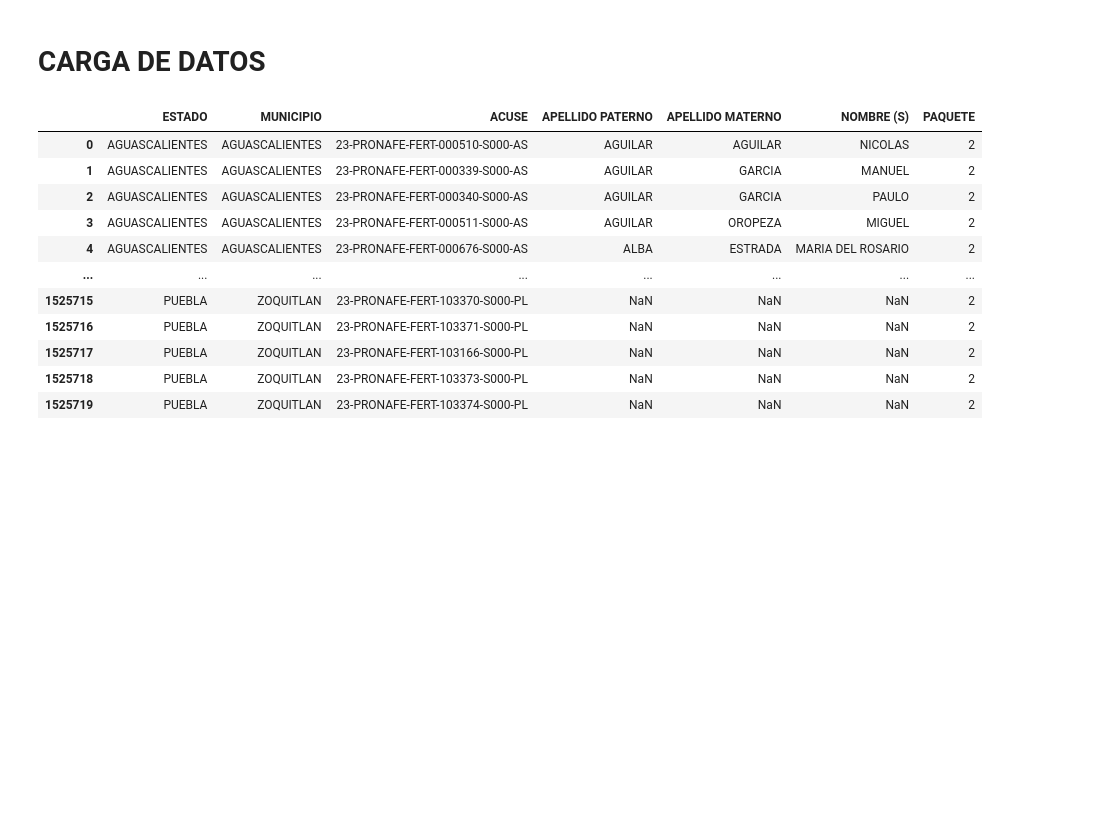
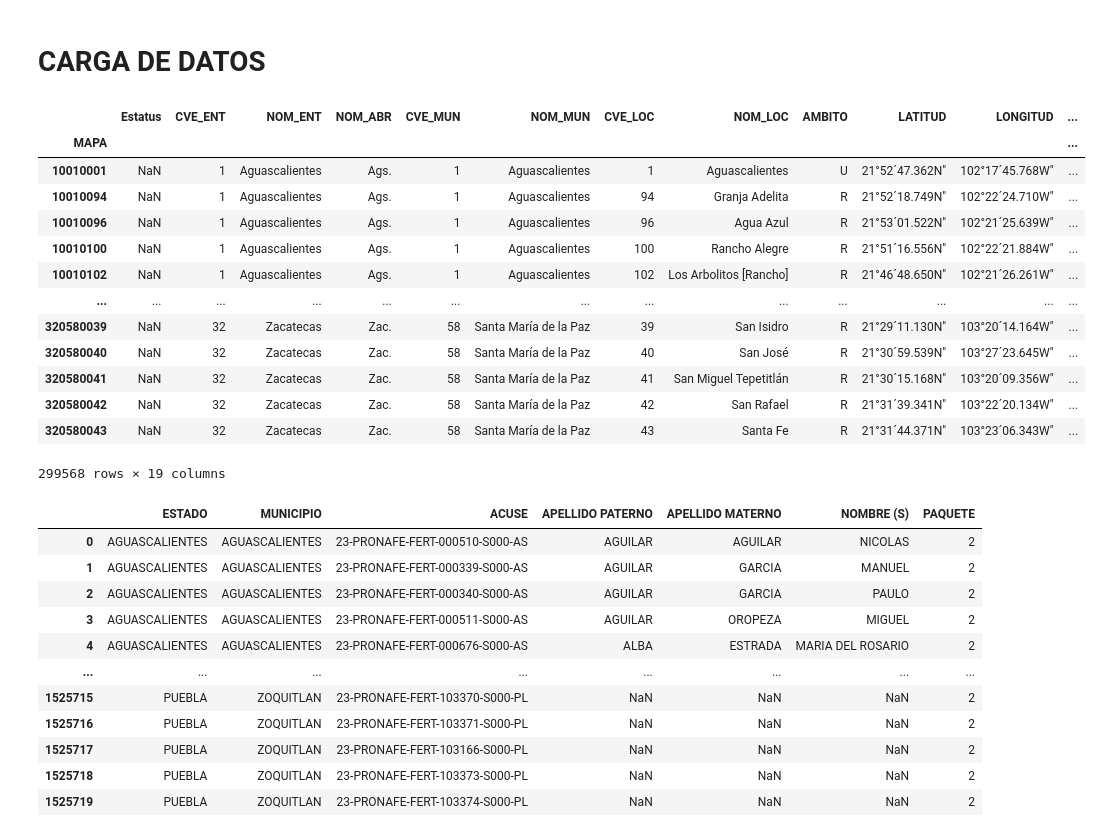
Before and after one commit to DGRIA/SESNA-Fertilizantes, a Jupyter notebook: eda.ipynb, the cells around one changed output. Saved outputs shown, nothing was run; the diff lists cells and outputs as text; code cells hidden in the pictures; blank space fills up the shorter version.

Commit message:
Preparado el map para usar la misma ortografía que en inegi

```diff
--- a/eda.ipynb
+++ b/eda.ipynb
@@ -36,6 +36,25 @@ def load_datasets():
     merged_df = pd.concat(list, join='inner', ignore_index=True)
 
     return merged_df
+# %%
+inegi_df = pd.read_csv('dataset_inegi/dataset_inegi.csv', encoding='cp1252', index_col=0)
+# %%
+inegi_df
+# %% [output]
+|  | Estatus | CVE_ENT | NOM_ENT | NOM_ABR | CVE_MUN | NOM_MUN | CVE_LOC | NOM_LOC | AMBITO | LATITUD | LONGITUD | ... |
+| MAPA |  |  |  |  |  |  |  |  |  |  |  | ... |
+| 10010001 | NaN | 1 | Aguascalientes | Ags. | 1 | Aguascalientes | 1 | Aguascalientes | U | 21°52´47.362N" | 102°17´45.768W" | ... |
+| 10010094 | NaN | 1 | Aguascalientes | Ags. | 1 | Aguascalientes | 94 | Granja Adelita | R | 21°52´18.749N" | 102°22´24.710W" | ... |
+| 10010096 | NaN | 1 | Aguascalientes | Ags. | 1 | Aguascalientes | 96 | Agua Azul | R | 21°53´01.522N" | 102°21´25.639W" | ... |
+| 10010100 | NaN | 1 | Aguascalientes | Ags. | 1 | Aguascalientes | 100 | Rancho Alegre | R | 21°51´16.556N" | 102°22´21.884W" | ... |
+| 10010102 | NaN | 1 | Aguascalientes | Ags. | 1 | Aguascalientes | 102 | Los Arbolitos [Rancho] | R | 21°46´48.650N" | 102°21´26.261W" | ... |
+| ... | ... | ... | ... | ... | ... | ... | ... | ... | ... | ... | ... | ... |
+| 320580039 | NaN | 32 | Zacatecas | Zac. | 58 | Santa María de la Paz | 39 | San Isidro | R | 21°29´11.130N" | 103°20´14.164W" | ... |
+| 320580040 | NaN | 32 | Zacatecas | Zac. | 58 | Santa María de la Paz | 40 | San José | R | 21°30´59.539N" | 103°27´23.645W" | ... |
+| 320580041 | NaN | 32 | Zacatecas | Zac. | 58 | Santa María de la Paz | 41 | San Miguel Tepetitlán | R | 21°30´15.168N" | 103°20´09.356W" | ... |
+| 320580042 | NaN | 32 | Zacatecas | Zac. | 58 | Santa María de la Paz | 42 | San Rafael | R | 21°31´39.341N" | 103°22´20.134W" | ... |
+| 320580043 | NaN | 32 | Zacatecas | Zac. | 58 | Santa María de la Paz | 43 | Santa Fe | R | 21°31´44.371N" | 103°23´06.343W" | ... |
+299568 rows × 19 columns
 # %%
 df = load_datasets()
 df
```
Also changed, not shown: parts of 6 cells of this notebook.
